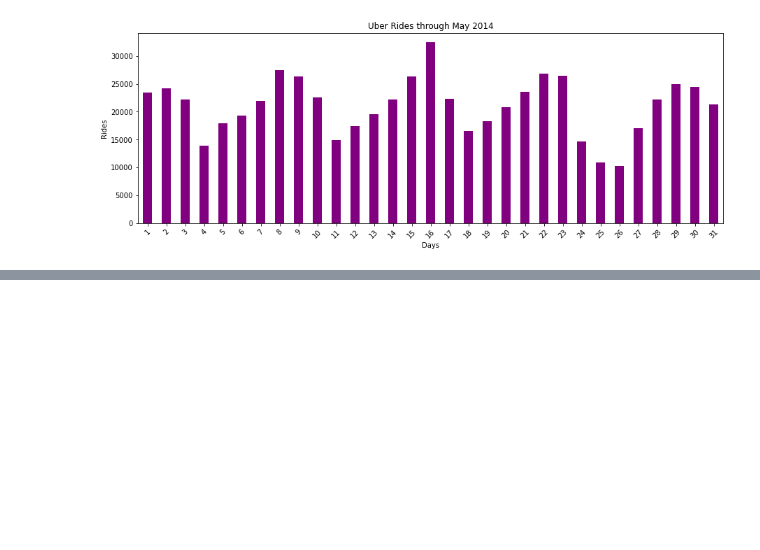
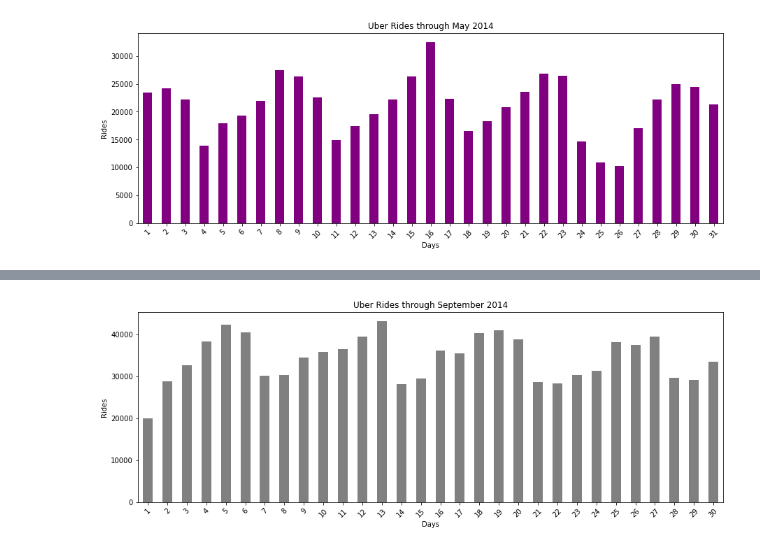
Before and after one commit to Kamerondee/UbervsWeather_Pro1, a Jupyter notebook: main.ipynb, the cells around one changed output, grey strips where cells are left out. Drawn from its saved outputs; the diff is of its cells as text; code cells hidden in the pictures; blank space fills up the shorter version.

```diff
--- a/main.ipynb
+++ b/main.ipynb
@@ -180,0 +451,13 @@ for item in plt.gca().get_xticklabels():
+# %%
+# Renaming the date column
+uber_sep.rename({'Date/Time':'Date'}, axis=1, inplace=True)
+
+uber_sep['Date'] = pd.to_datetime(uber_sep['Date'])
+
+uber_sep['Month'] = uber_sep['Date'].dt.month_name().str[:3]
+
+uber_sep['Day'] = uber_sep['Date'].dt.day_name().str[:3]
+
+uber_sep['Hour'] = uber_sep['Date'].dt.hour
+
+uber_sep.head()
@@ -180,0 +471,3 @@ for item in plt.gca().get_xticklabels():
+# %%
+# Create a new column to store this new binned column with 15 minute intervals
+uber_sep['BinnedHour'] = uber_sep['Date'].dt.floor('15min')
@@ -180,0 +490,17 @@ for item in plt.gca().get_xticklabels():
+# %%
+# Plot total September Uber rides by 'Days'
+plt.figure(figsize=(15,5))
+
+uber_sep['BinnedHour'].dt.day.value_counts().sort_index().plot(kind='bar',color='grey')
+
+for item in plt.gca().get_xticklabels():
+
+    item.set_rotation(45)
+
+    plt.title('Uber Rides through September 2014')
+
+    plt.xlabel('Days')
+
+    plt.ylabel('Rides')
+# %% [output]
+[figure, added]
```
Also changed, not shown: parts of 22 cells of this notebook.
